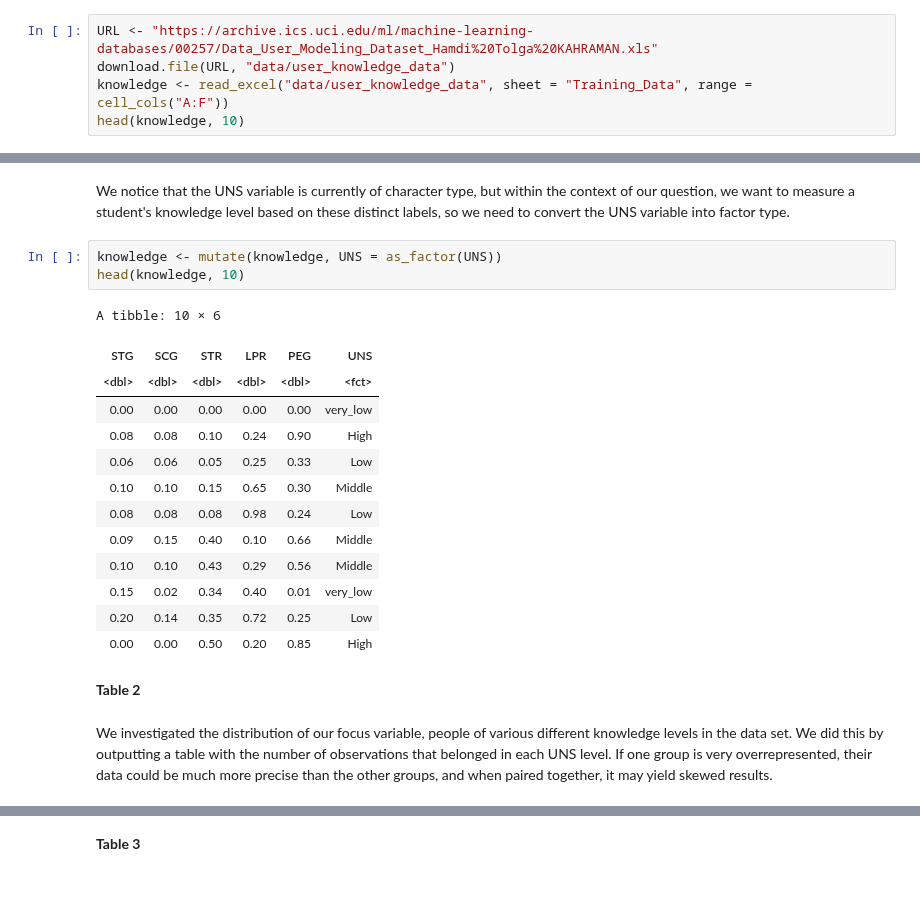
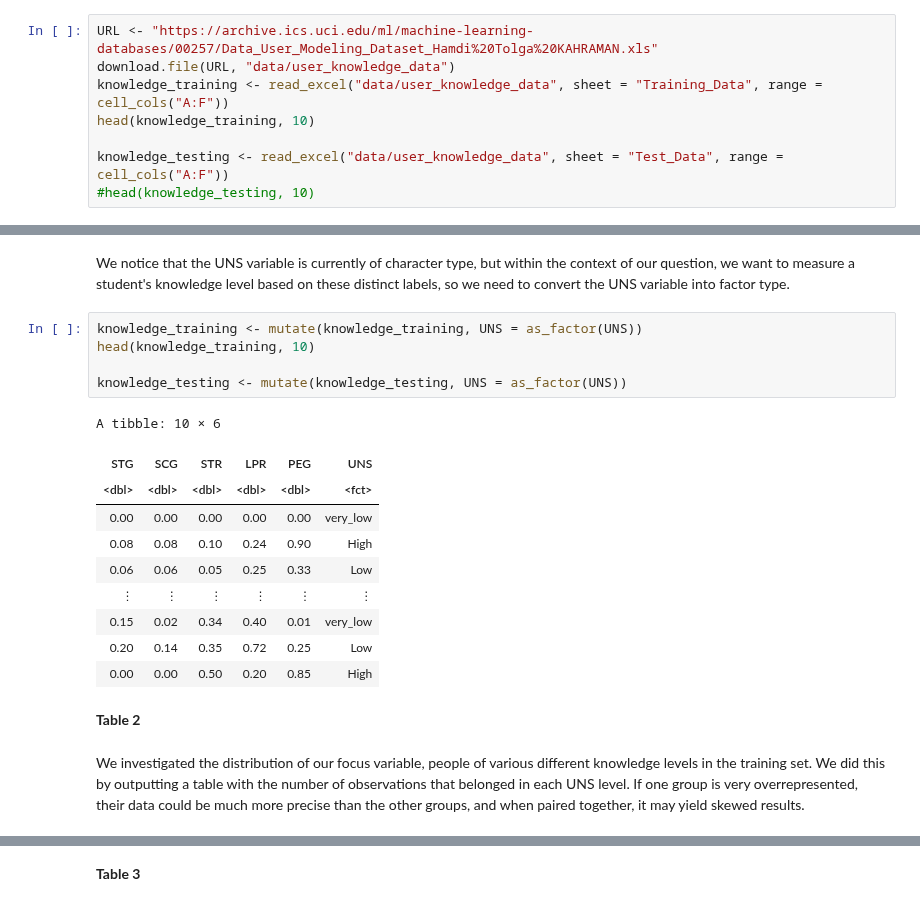
Before and after one commit to sanyad02/group-project-38, a Jupyter notebook: project.ipynb, the cells around one changed output, grey strips where cells are left out. Cells and saved outputs as stored; diff of their text form.

```diff
--- a/project.ipynb
+++ b/project.ipynb
@@ -48,8 +31,11 @@ After that, we download the required dataset from the online repository (as read
 # %%
 URL <- "https://archive.ics.uci.edu/ml/machine-learning-databases/00257/Data_User_Modeling_Dataset_Hamdi%20Tolga%20KAHRAMAN.xls"
 download.file(URL, "data/user_knowledge_data")
-knowledge <- read_excel("data/user_knowledge_data", sheet = "Training_Data", range = cell_cols("A:F"))
-head(knowledge, 10)
+knowledge_training <- read_excel("data/user_knowledge_data", sheet = "Training_Data", range = cell_cols("A:F"))
+head(knowledge_training, 10)
+
+knowledge_testing <- read_excel("data/user_knowledge_data", sheet = "Test_Data", range = cell_cols("A:F"))
+#head(knowledge_testing, 10)
 # %% [output]
 A tibble: 10 × 6
 | STG | SCG | STR | LPR | PEG | UNS |
@@ -69,24 +52,23 @@ A tibble: 10 × 6
 # %% [markdown]
 We notice that the UNS variable is currently of character type, but within the context of our question, we want to measure a student's knowledge level based on these distinct labels, so we need to convert the UNS variable into factor type.
 # %%
-knowledge <- mutate(knowledge, UNS = as_factor(UNS))
-head(knowledge, 10)
+knowledge_training <- mutate(knowledge_training, UNS = as_factor(UNS))
+head(knowledge_training, 10)
+
+knowledge_testing <- mutate(knowledge_testing, UNS = as_factor(UNS))
 # %% [output]
 A tibble: 10 × 6
 | STG | SCG | STR | LPR | PEG | UNS |
 | <dbl> | <dbl> | <dbl> | <dbl> | <dbl> | <fct> |
 | 0.00 | 0.00 | 0.00 | 0.00 | 0.00 | very_low |
 | 0.08 | 0.08 | 0.10 | 0.24 | 0.90 | High |
 | 0.06 | 0.06 | 0.05 | 0.25 | 0.33 | Low |
-| 0.10 | 0.10 | 0.15 | 0.65 | 0.30 | Middle |
-| 0.08 | 0.08 | 0.08 | 0.98 | 0.24 | Low |
-| 0.09 | 0.15 | 0.40 | 0.10 | 0.66 | Middle |
-| 0.10 | 0.10 | 0.43 | 0.29 | 0.56 | Middle |
+| ⋮ | ⋮ | ⋮ | ⋮ | ⋮ | ⋮ |
 | 0.15 | 0.02 | 0.34 | 0.40 | 0.01 | very_low |
 | 0.20 | 0.14 | 0.35 | 0.72 | 0.25 | Low |
 | 0.00 | 0.00 | 0.50 | 0.20 | 0.85 | High |
 # %% [markdown]
 <b>Table 2</b>
 # %% [markdown]
-We investigated the distribution of our focus variable, people of various different knowledge levels in the data set. We did this by outputting a table with the number of observations that belonged in each UNS level. If one group is very overrepresented, their data could be much more precise than the other groups, and when paired together, it may yield skewed results.
+We investigated the distribution of our focus variable, people of various different knowledge levels in the training set. We did this by outputting a table with the number of observations that belonged in each UNS level. If one group is very overrepresented, their data could be much more precise than the other groups, and when paired together, it may yield skewed results.
 # %%
```
Also changed, not shown: parts of 7 cells of this notebook.
